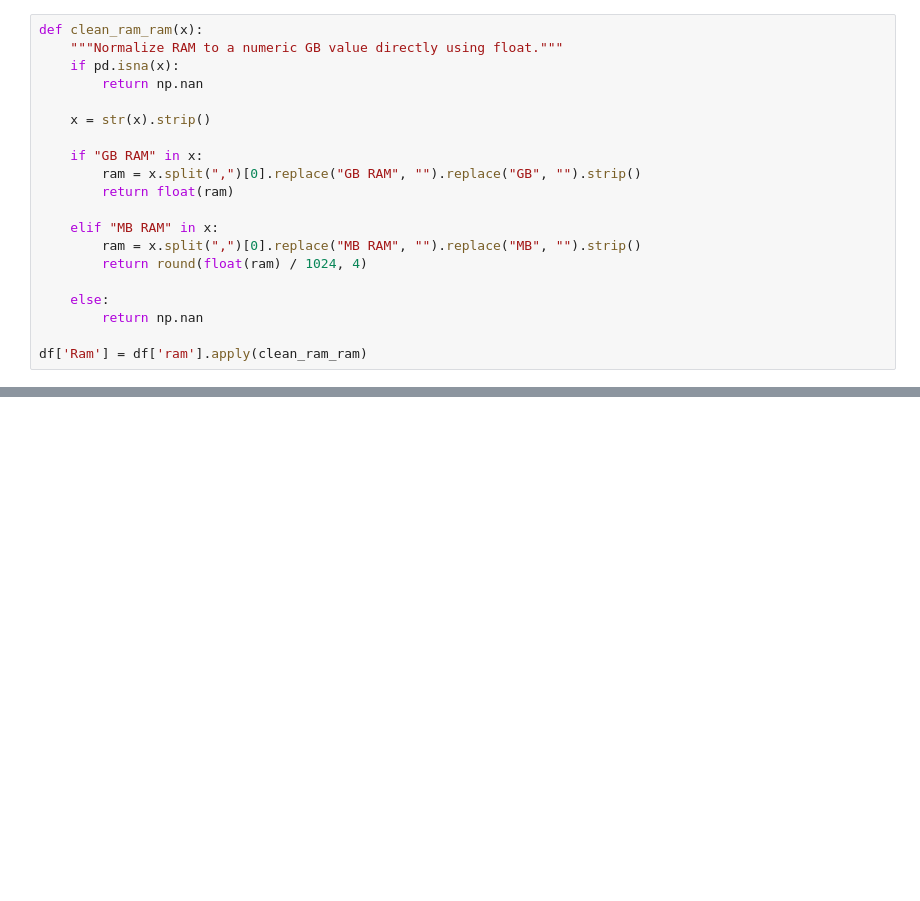
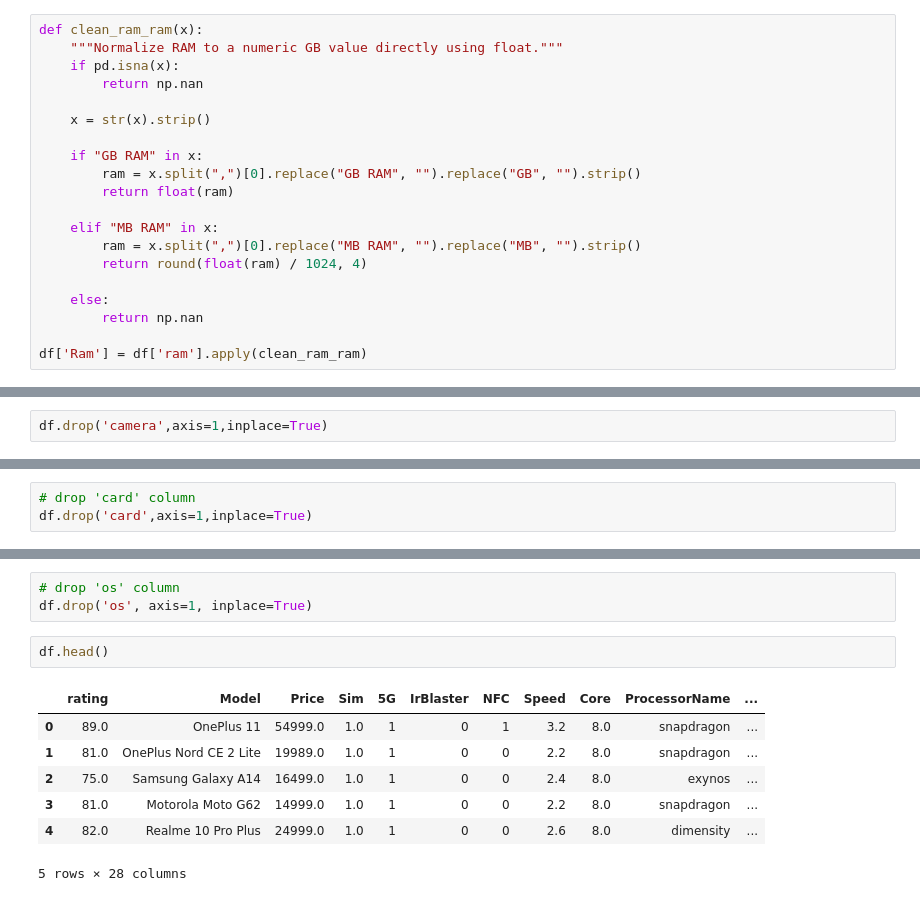
Before and after one commit to SachinrSuryawanshi/Smartphone-Price-Prediction-Project, a Jupyter notebook: notebooks/02_data_cleaning.ipynb, the cells around one changed output, grey strips where cells are left out. Drawn from its saved outputs; the diff is of its cells as text; blank space fills up the shorter version.

```diff
--- a/notebooks/02_data_cleaning.ipynb
+++ b/notebooks/02_data_cleaning.ipynb
@@ -297,0 +706,2 @@ df[['ram','Ram']].sample(10)
+# %%
+df.drop('camera',axis=1,inplace=True)
@@ -297,0 +799,3 @@ df[['ram','Ram']].sample(10)
+# %%
+# drop 'card' column
+df.drop('card',axis=1,inplace=True)
@@ -297,0 +853,13 @@ df[['ram','Ram']].sample(10)
+# %%
+# drop 'os' column
+df.drop('os', axis=1, inplace=True)
+# %%
+df.head()
+# %% [output]
+|  | rating | Model | Price | Sim | 5G | IrBlaster | NFC | Speed | Core | ProcessorName | ... |
+| 0 | 89.0 | OnePlus 11 | 54999.0 | 1.0 | 1 | 0 | 1 | 3.2 | 8.0 | snapdragon | ... |
+| 1 | 81.0 | OnePlus Nord CE 2 Lite | 19989.0 | 1.0 | 1 | 0 | 0 | 2.2 | 8.0 | snapdragon | ... |
+| 2 | 75.0 | Samsung Galaxy A14 | 16499.0 | 1.0 | 1 | 0 | 0 | 2.4 | 8.0 | exynos | ... |
+| 3 | 81.0 | Motorola Moto G62 | 14999.0 | 1.0 | 1 | 0 | 0 | 2.2 | 8.0 | snapdragon | ... |
+| 4 | 82.0 | Realme 10 Pro Plus | 24999.0 | 1.0 | 1 | 0 | 0 | 2.6 | 8.0 | dimensity | ... |
+5 rows × 28 columns
```
Also changed, not shown: parts of 51 cells of this notebook.
